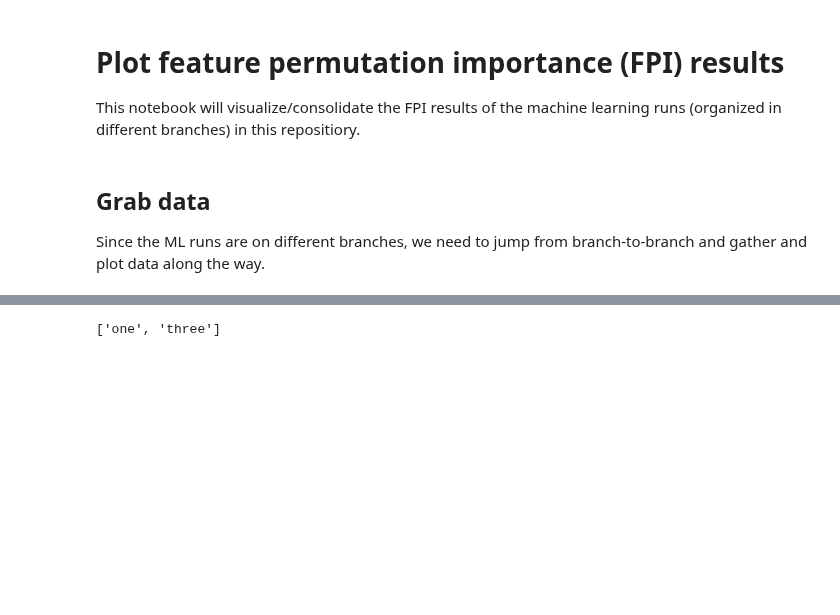
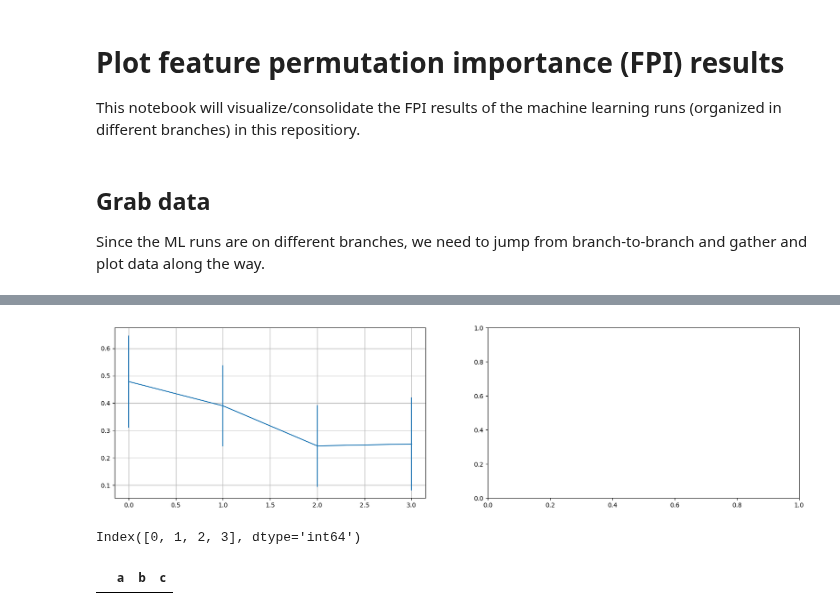
Before and after one commit to parallelworks/sl-archive-whondrs, a Jupyter notebook: examples/plot_fpi_results.ipynb, the cells around one changed output, grey strips where cells are left out. Drawn from its saved outputs; the diff is of its cells as text; code cells hidden in the pictures; blank space fills up the shorter version.

Commit message:
Added visualization of progression of model score

```diff
--- a/examples/plot_fpi_results.ipynb
+++ b/examples/plot_fpi_results.ipynb
@@ -146,4 +188,23 @@ a = [
-# %%
-a
-# %% [output]
-['one', 'three']
+# %%
+# Set up side-by-side plot
+fig, (ax0, ax1)  = plt.subplots(1,2,figsize=(20,5))
+
+# Plot progression of model score with training attempt
+ax0.errorbar(model_scores.index, model_scores['hold-out-avg'],yerr=model_scores['hold-out-std'])
+ax0.grid()
+
+# Plot progression of histograms (for bias) with training attempt
+nbin = 25
+for bb,branch in enumerate(list_branches):
+    # Histogram for training set truth reference
+    n, bins, patches = ax1.hist(
+            np.log10(np.abs(train_hist[branch])),
+            nbin, density=True, histtype="step", linestyle=('dashed'), color=(list_colors[bb]))
+
+ax1.grid()
+# %% [output]
+[figure, added]
+# %%
+model_scores.index
+# %% [output]
+Index([0, 1, 2, 3], dtype='int64')
@@ -149,0 +213,4 @@ a
+# %%
+test
+# %% [output]
+|  | a | b | c |
```
Also changed, not shown: parts of 10 cells of this notebook.
